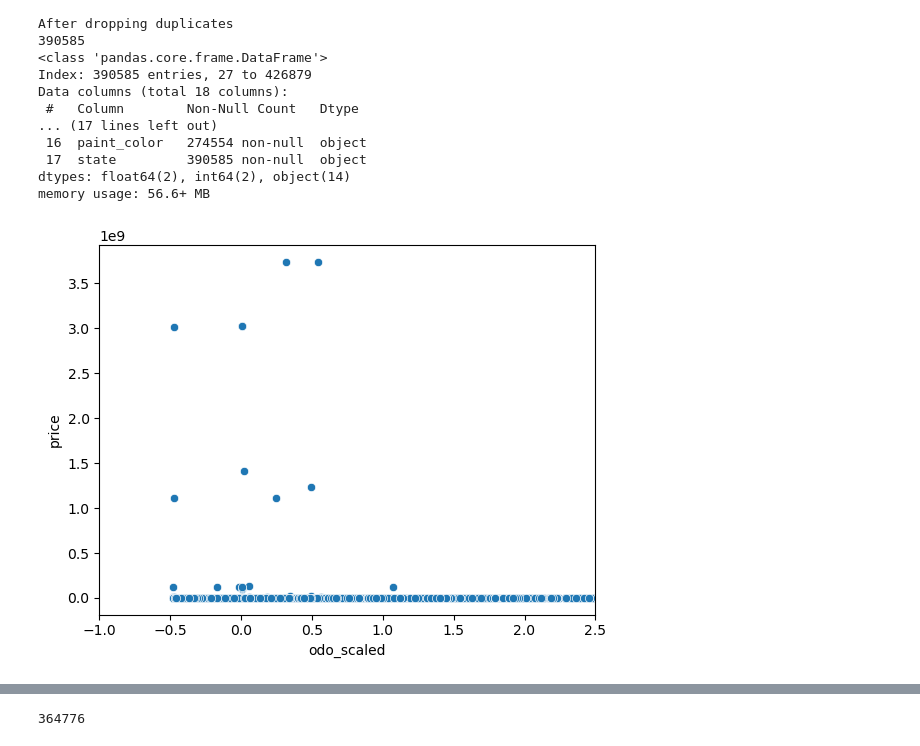
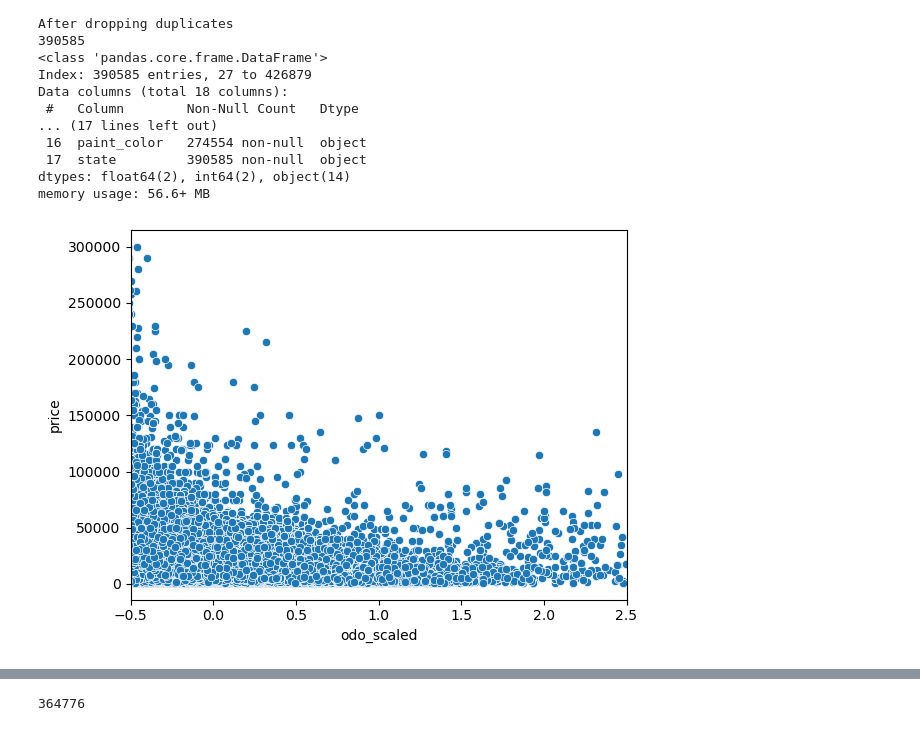
Before and after one commit to mchepuri/car_price_analysis_ml, a Jupyter notebook: prompt_II.ipynb, the cells around one changed output, grey strips where cells are left out. Saved outputs shown, nothing was run; the diff lists cells and outputs as text; code cells hidden in the pictures.

```diff
--- a/prompt_II.ipynb
+++ b/prompt_II.ipynb
@@ -148,14 +148,17 @@ df['title_status_num'] = df['title_status_num'].fillna(df['title_status_num'].me
 df['condition_num'] = df['condition_num'].fillna(df['condition_num'].median())
 df['cylinders_num'] = df['cylinders_num'].fillna(df['cylinders_num'].median())
 # %%
-# standardize odometer values to better view the correlation
 scaler = StandardScaler()
-df['odo_scaled'] =scaler.fit_transform(df[['odometer']])
-df.drop('odometer',axis=1,inplace=True)
-ax=sns.scatterplot(x='odo_scaled',y='price', data=df)
-plt.xlim(-1.0, 2.5)
+
+df_price_odometer = df_price_range[["price", "odometer"]].copy()
+df_price_odometer.dropna()
+df_price_odometer.drop_duplicates()
+
+df_price_odometer['odo_scaled'] =scaler.fit_transform(df_price_odometer[['odometer']])
+ax=sns.scatterplot(x='odo_scaled',y='price', data=df_price_odometer)
+plt.xlim(-0.5, 2.5)
 plt.show()
 # Here we can observe the negative correlation between odometer and price. As odometer increases
 # price decreases.
 # %% [output]
-[figure, old version]
+[figure, new version]
```
Also changed, not shown: parts of 6 cells of this notebook.
